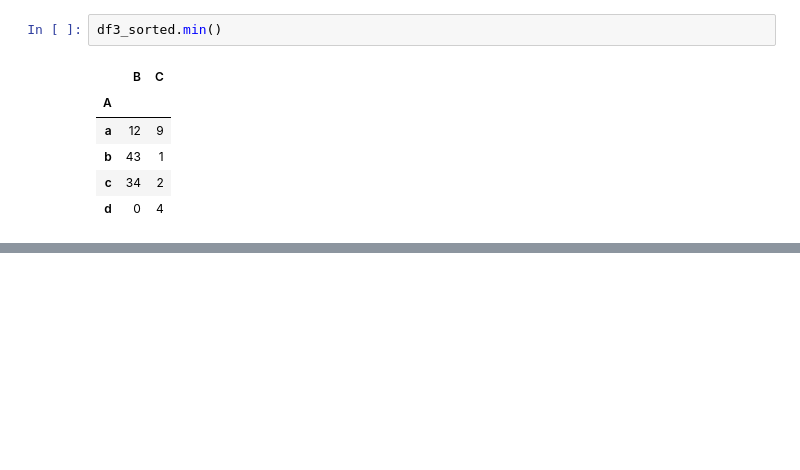
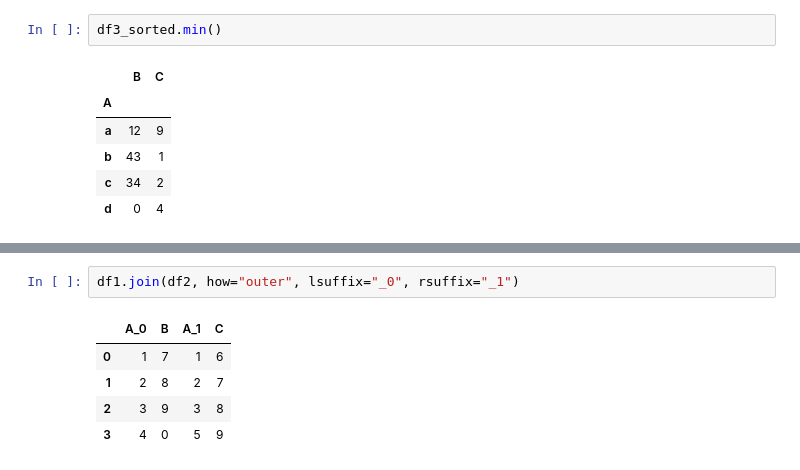
Before and after one commit to M-Hamza-Rao/Pandas-Practice, a Jupyter notebook: Pandas_Practice.ipynb, the cells around one changed output, grey strips where cells are left out. Cells and saved outputs as stored; diff of their text form; blank space fills up the shorter version.

```diff
--- a/Pandas_Practice.ipynb
+++ b/Pandas_Practice.ipynb
@@ -891,0 +924,8 @@ df3_sorted.min()
+# %%
+df1.join(df2, how="outer", lsuffix="_0", rsuffix="_1")
+# %% [output]
+|  | A_0 | B | A_1 | C |
+| 0 | 1 | 7 | 1 | 6 |
+| 1 | 2 | 8 | 2 | 7 |
+| 2 | 3 | 9 | 3 | 8 |
+| 3 | 4 | 0 | 5 | 9 |
```
Also changed, not shown: parts of 4 cells of this notebook.
